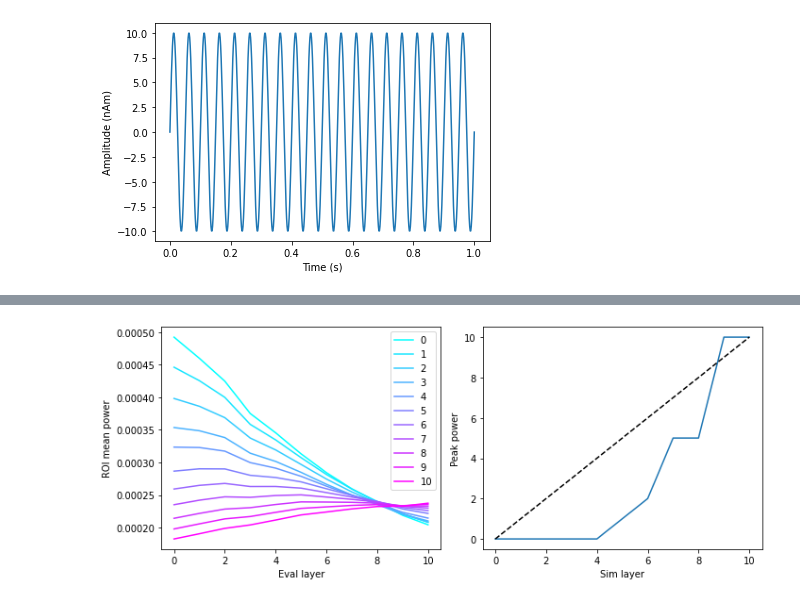
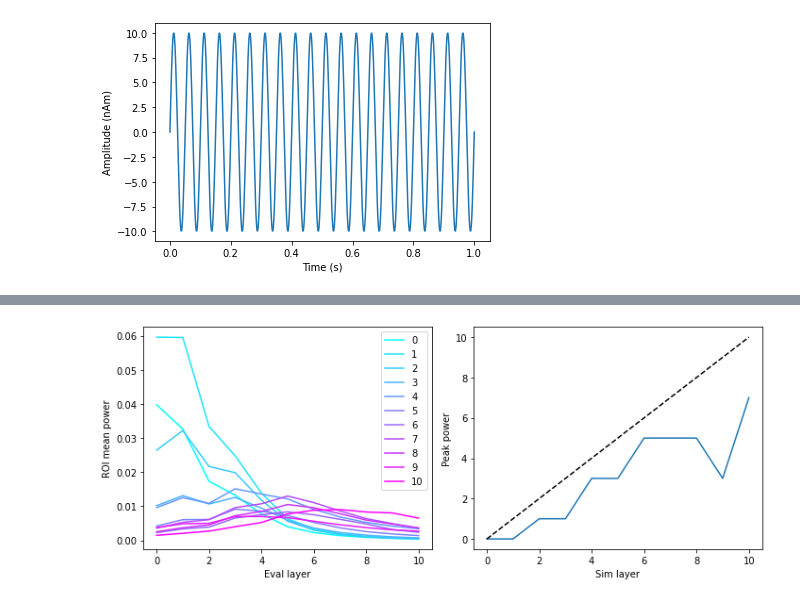
Before and after one commit to danclab/laMEG, a Jupyter notebook: sim_roi_analysis.ipynb, the cells around one changed output, grey strips where cells are left out. Saved outputs shown, nothing was run; the diff lists cells and outputs as text; code cells hidden in the pictures.

```diff
--- a/sim_roi_analysis.ipynb
+++ b/sim_roi_analysis.ipynb
@@ -152,29 +161,29 @@ t(42)=-1.7415984873718893, p=0.08889938561621957
 # Now simulate at the corresponding vertex on each layer, and for each simulation, compute power in
 # all layers
 all_layerPow=[]
-for l in range(len(layers)):
-    print(f'Simulating in layer {l}')
-    l_vertex=l*verts_per_surf+sim_vertex
-    prefix=f'sim_{sim_vertex}_{l}.'
-    l_sim_fname=run_current_density_simulation(base_fname, prefix, l_vertex, sim_signal, dipole_moment,
-                                               sim_patch_size, SNR)
-    [_,_]=invert_ebb(nas, lpa, rpa, mri_fname, multilayer_mesh_fname, l_sim_fname, n_layers,
-                     foi=[freq-2.5, freq+2.5], patch_size=patch_size, n_temp_modes=n_temp_modes)
 
-    layer_ts=load_source_time_series(l_sim_fname)
-    layer_ts=np.array(layer_ts)
+with matlab_context() as eng:
+    for l in range(n_layers):
+        print(f'Simulating in layer {l}')
+        l_vertex=l*verts_per_surf+sim_vertex
+        prefix=f'sim_{sim_vertex}_{l}.'
 
-    pial_pow=np.var(layer_ts[0:int(verts_per_surf),:],axis=1)
-    roi=np.where(pial_pow>=np.percentile(pial_pow,99.9))[0]
-    for l in range(1,len(layers)):
-        layer_pow=np.var(layer_ts[l*int(verts_per_surf):(l+1)*int(verts_per_surf),:],axis=1)
-        roi=np.intersect1d(roi, np.where(layer_pow>=np.percentile(layer_pow,99.9))[0])
+        l_sim_fname=run_current_density_simulation(base_fname, prefix, l_vertex, sim_signal, dipole_moment,
+                                                   sim_patch_size, SNR, mat_eng=eng)
 
-    roi_pow=np.zeros((n_layers, len(roi)))
-    for l in range(len(layers)):
-        roi_pow[l,:]=np.var(layer_ts[l*int(verts_per_surf)+roi,:],axis=1)
+        coregister(nas, lpa, rpa, mri_fname, multilayer_mesh_fname, l_sim_fname, mat_eng=eng)
 
-    all_layerPow.append(np.mean(roi_pow,axis=1))
+        [_,_,MU]=invert_ebb(multilayer_mesh_fname, l_sim_fname, n_layers, foi=[freq-2.5, freq+2.5],
+                            patch_size=patch_size, n_temp_modes=n_temp_modes, gain_mat_fname=gainmat,
+                            return_mu_matrix=True, mat_eng=eng)
+
+        roi_pow=[]
+        for l in range(n_layers):
+            layer_roi_vert=l*verts_per_surf+sim_vertex
+            layer_ts=load_source_time_series(l_sim_fname, mu_matrix=MU, vertices=[layer_roi_vert], mat_eng=eng)
+            roi_pow.append(np.squeeze(np.var(layer_ts,axis=1)))
+
+        all_layerPow.append(roi_pow)
 all_layerPow=np.array(all_layerPow)
 # %% [output]
 Simulating in layer 0
@@ -195,34 +204,37 @@ Simulating in layer 10
 Smoothing ./test_output/sub-104/multilayer.11.ds.link_vector.gii
 FWHM of 5.00 is approx 3.33 times vertex spacing
 # %%
+# Average power over trials
+mean_layerPow=np.mean(all_layerPow,axis=-1)
+
 col_r = plt.cm.cool(np.linspace(0,1, num=n_layers))
 plt.figure(figsize=(10,4))
 
 # For each simulation, plot the power in each layer model
 plt.subplot(1,2,1)
 for l in range(n_layers):
-    layerPow=all_layerPow[l,:]
+    layerPow=mean_layerPow[l,:]
     plt.plot(layerPow, label=f'{l}', color=col_r[l,:])
 plt.legend()
 plt.xlabel('Eval layer')
 plt.ylabel('ROI mean power')
 
 # For each simulation, find which layer had the greatest power
 plt.subplot(1,2,2)
 peaks=[]
 for l in range(n_layers):
-    layerPow=all_layerPow[l,:]
+    layerPow=mean_layerPow[l,:]
     pk=np.argmax(layerPow)
     peaks.append(pk)
 plt.plot(peaks)
 plt.xlim([-0.5,10.5])
 plt.ylim([-0.5,10.5])
 plt.plot([0,10],[0,10],'k--')
 plt.xlabel('Sim layer')
 plt.ylabel('Peak power')
 plt.tight_layout()
 # %% [output]
-[figure, old version]
+[figure, new version]
 # %%
 # Delete simulation files
 
```
Also changed, not shown: parts of 5 cells of this notebook, 14 other files.
